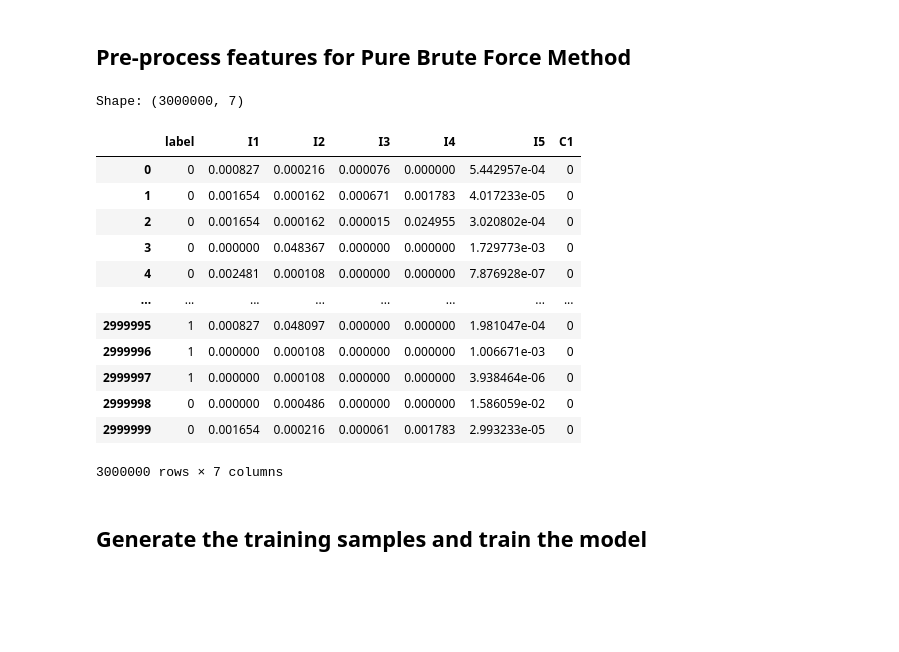
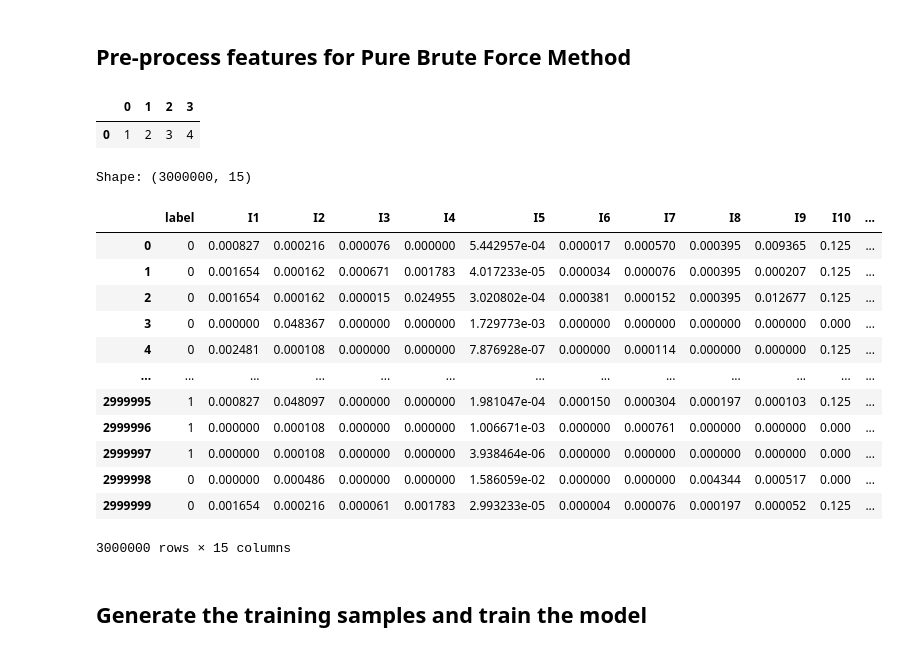
Before and after one commit to spkell/DFEST-Explainability, a Jupyter notebook: DeepFM-IntOnly.ipynb, the cells around one changed output. Drawn from its saved outputs; the diff is of its cells as text; code cells hidden in the pictures; blank space fills up the shorter version.

```diff
--- a/DeepFM-IntOnly.ipynb
+++ b/DeepFM-IntOnly.ipynb
@@ -80,62 +80,74 @@ Shape: (3000000, 40)
 # %% [markdown]
 Pre-process features for Pure Brute Force Method
 ---
+# %%
+a = pd.DataFrame(np.asarray([1,2,3,4]).reshape(1,-1))
+features = []
+for i in a:
+    features.append(str(i))
+a.columns = features
+a = a.drop(columns=a[features[4:]])
+a
+# %% [output]
+|  | 0 | 1 | 2 | 3 |
+| 0 | 1 | 2 | 3 | 4 |
 # %%
 trunc_data = data.copy()
 
 sparse_features = ['C' + str(i) for i in range(1, 27)]
 dense_features = ['I'+str(i) for i in range(1, 14)]
 
-trunc_data = trunc_data.drop(columns=dense_features[5:])
+n_int_feats = 13
+trunc_data = trunc_data.drop(columns=dense_features[n_int_feats:])
 trunc_data = trunc_data.drop(columns=sparse_features[1:])
 trunc_data['C1'] = pd.DataFrame(np.array(['' for _ in range(len(trunc_data['C1']))]))
 
-dense_features = ['I'+str(i) for i in range(1, 6)] #I 1-5
+dense_features = ['I'+str(i) for i in range(1, n_int_feats)] #I 1-5
 sparse_features = ['C' + str(i) for i in range(1, 2)]
 
 
 trunc_data[sparse_features] = trunc_data[sparse_features].fillna('-1', )
 trunc_data[dense_features] = trunc_data[dense_features].fillna(0,)
 target = ['label']
 
  # 1.Label Encoding for sparse features,and do simple Transformation for dense features
 for feat in sparse_features:
     lbe = LabelEncoder()
     trunc_data[feat] = lbe.fit_transform(trunc_data[feat])
 
 mms = MinMaxScaler(feature_range=(0, 1))
 trunc_data[dense_features] = mms.fit_transform(trunc_data[dense_features])
 
 # 2.count #unique features for each sparse field,and record dense feature field name
 
 fixlen_feature_columns = [SparseFeat(feat, vocabulary_size=trunc_data[feat].max() + 1, embedding_dim=4)
                           for i, feat in enumerate(sparse_features)] + [DenseFeat(feat, 1, )
                                                                         for feat in dense_features]
 
 dnn_feature_columns = fixlen_feature_columns
 linear_feature_columns = fixlen_feature_columns
 feature_names = get_feature_names(linear_feature_columns + dnn_feature_columns)
 
 
 print("Shape:",trunc_data.shape)
 
 pd.set_option('display.max_columns', len(trunc_data))
 trunc_data
 # %% [output]
-Shape: (3000000, 7)
+Shape: (3000000, 15)
-|  | label | I1 | I2 | I3 | I4 | I5 | C1 |
-| 0 | 0 | 0.000827 | 0.000216 | 0.000076 | 0.000000 | 5.442957e-04 | 0 |
-| 1 | 0 | 0.001654 | 0.000162 | 0.000671 | 0.001783 | 4.017233e-05 | 0 |
-| 2 | 0 | 0.001654 | 0.000162 | 0.000015 | 0.024955 | 3.020802e-04 | 0 |
-| 3 | 0 | 0.000000 | 0.048367 | 0.000000 | 0.000000 | 1.729773e-03 | 0 |
-| 4 | 0 | 0.002481 | 0.000108 | 0.000000 | 0.000000 | 7.876928e-07 | 0 |
-| ... | ... | ... | ... | ... | ... | ... | ... |
-| 2999995 | 1 | 0.000827 | 0.048097 | 0.000000 | 0.000000 | 1.981047e-04 | 0 |
-| 2999996 | 1 | 0.000000 | 0.000108 | 0.000000 | 0.000000 | 1.006671e-03 | 0 |
-| 2999997 | 1 | 0.000000 | 0.000108 | 0.000000 | 0.000000 | 3.938464e-06 | 0 |
-| 2999998 | 0 | 0.000000 | 0.000486 | 0.000000 | 0.000000 | 1.586059e-02 | 0 |
-| 2999999 | 0 | 0.001654 | 0.000216 | 0.000061 | 0.001783 | 2.993233e-05 | 0 |
+|  | label | I1 | I2 | I3 | I4 | I5 | I6 | I7 | I8 | I9 | I10 | ... |
+| 0 | 0 | 0.000827 | 0.000216 | 0.000076 | 0.000000 | 5.442957e-04 | 0.000017 | 0.000570 | 0.000395 | 0.009365 | 0.125 | ... |
+| 1 | 0 | 0.001654 | 0.000162 | 0.000671 | 0.001783 | 4.017233e-05 | 0.000034 | 0.000076 | 0.000395 | 0.000207 | 0.125 | ... |
+| 2 | 0 | 0.001654 | 0.000162 | 0.000015 | 0.024955 | 3.020802e-04 | 0.000381 | 0.000152 | 0.000395 | 0.012677 | 0.125 | ... |
+| 3 | 0 | 0.000000 | 0.048367 | 0.000000 | 0.000000 | 1.729773e-03 | 0.000000 | 0.000000 | 0.000000 | 0.000000 | 0.000 | ... |
+| 4 | 0 | 0.002481 | 0.000108 | 0.000000 | 0.000000 | 7.876928e-07 | 0.000000 | 0.000114 | 0.000000 | 0.000000 | 0.125 | ... |
+| ... | ... | ... | ... | ... | ... | ... | ... | ... | ... | ... | ... | ... |
+| 2999995 | 1 | 0.000827 | 0.048097 | 0.000000 | 0.000000 | 1.981047e-04 | 0.000150 | 0.000304 | 0.000197 | 0.000103 | 0.125 | ... |
+| 2999996 | 1 | 0.000000 | 0.000108 | 0.000000 | 0.000000 | 1.006671e-03 | 0.000000 | 0.000761 | 0.000000 | 0.000000 | 0.000 | ... |
+| 2999997 | 1 | 0.000000 | 0.000108 | 0.000000 | 0.000000 | 3.938464e-06 | 0.000000 | 0.000000 | 0.000000 | 0.000000 | 0.000 | ... |
+| 2999998 | 0 | 0.000000 | 0.000486 | 0.000000 | 0.000000 | 1.586059e-02 | 0.000000 | 0.000000 | 0.004344 | 0.000517 | 0.000 | ... |
+| 2999999 | 0 | 0.001654 | 0.000216 | 0.000061 | 0.001783 | 2.993233e-05 | 0.000004 | 0.000076 | 0.000197 | 0.000052 | 0.125 | ... |
-3000000 rows × 7 columns
+3000000 rows × 15 columns
 # %% [markdown]
 Generate the training samples and train the model
 ---
```
Also changed, not shown: parts of 13 cells of this notebook.
